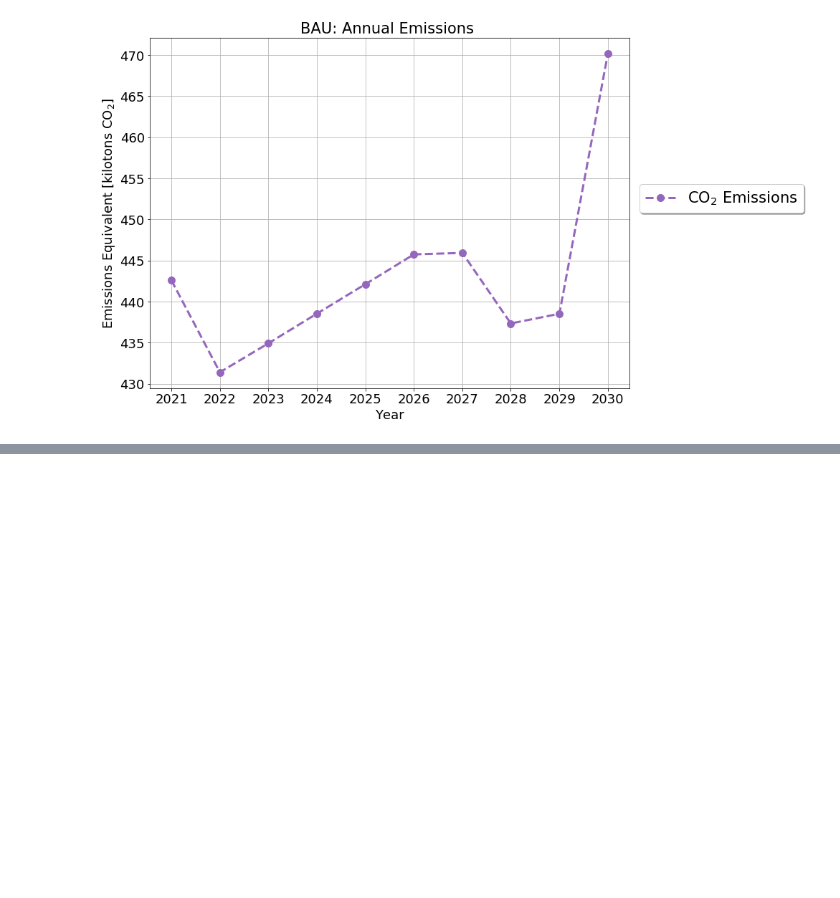
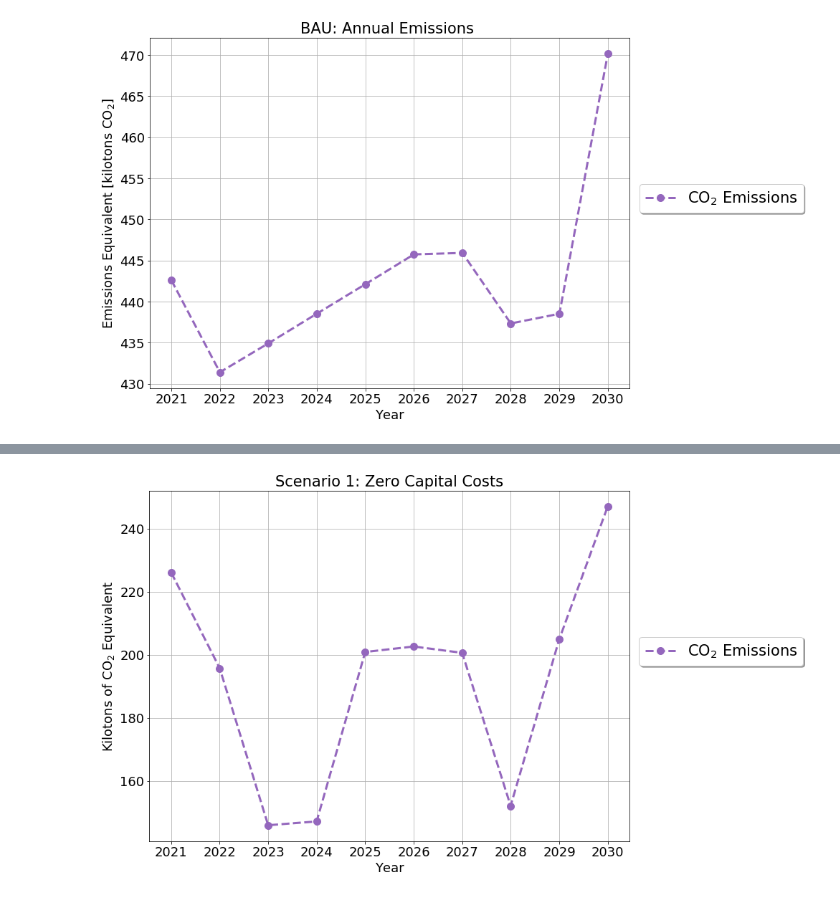
Before and after one commit to arfc/pride, a Jupyter notebook: data_processing/temoa_processing.ipynb, the cells around one changed output, grey strips where cells are left out. Saved outputs shown, nothing was run; the diff lists cells and outputs as text; code cells hidden in the pictures; blank space fills up the shorter version.

Commit message:
adds three scenarios for nuclear power

```diff
--- a/data_processing/temoa_processing.ipynb
+++ b/data_processing/temoa_processing.ipynb
@@ -122,0 +112,4 @@ plt.show()
+# %%
+freenuclear_path = "~/research/temoa_data/bottomupv2/11-adds_emissionsLimit/"
+costnuclear_path = "~/research/temoa_data/bottomupv2/12-nuclear_investcost/"
+limitnuclear_path = "~/research/temoa_data/bottomupv2/13-nuclear_maxcapacity/"
@@ -122,0 +118,6 @@ plt.show()
+# %%
+free_emissions = read_csv(freenuclear_path+"nuclear_emissions.csv", parse_dates=True, index_col='Year')
+free_activity = read_csv(freenuclear_path+"nuclear_activity.csv", parse_dates=True, index_col='Year')
+# %%
+free_emissions['total'] = free_emissions['IMPELC']
+free_emissions
@@ -122,0 +137,22 @@ plt.show()
+# %%
+fig, ax = plt.subplots()
+
+ax.plot(free_emissions.index,
+         free_emissions.total,
+         lw=3, linestyle = '--',
+         marker='o',
+         markersize=10,
+         color='tab:purple',
+         label='CO$_2$ Emissions')
+plt.title('Scenario 1: Zero Capital Costs', fontsize=21)
+plt.xlabel('Year', fontsize=18)
+plt.ylabel('Kilotons of CO$_2$ Equivalent', fontsize=18)
+# ax.set_xticks(idx)
+# ax.set_xticklabels(years, rotation=65, fontsize=18)
+ax.legend(loc=(1.02,0.5),fancybox=True, shadow=True, fontsize=12,prop={'size': 21})
+plt.grid()
+plt.yticks(fontsize=18)
+plt.xticks(fontsize=18)
+plt.show()
+# %% [output]
+[figure, added]
```
Also changed, not shown: parts of 18 cells of this notebook, 11 other files.
